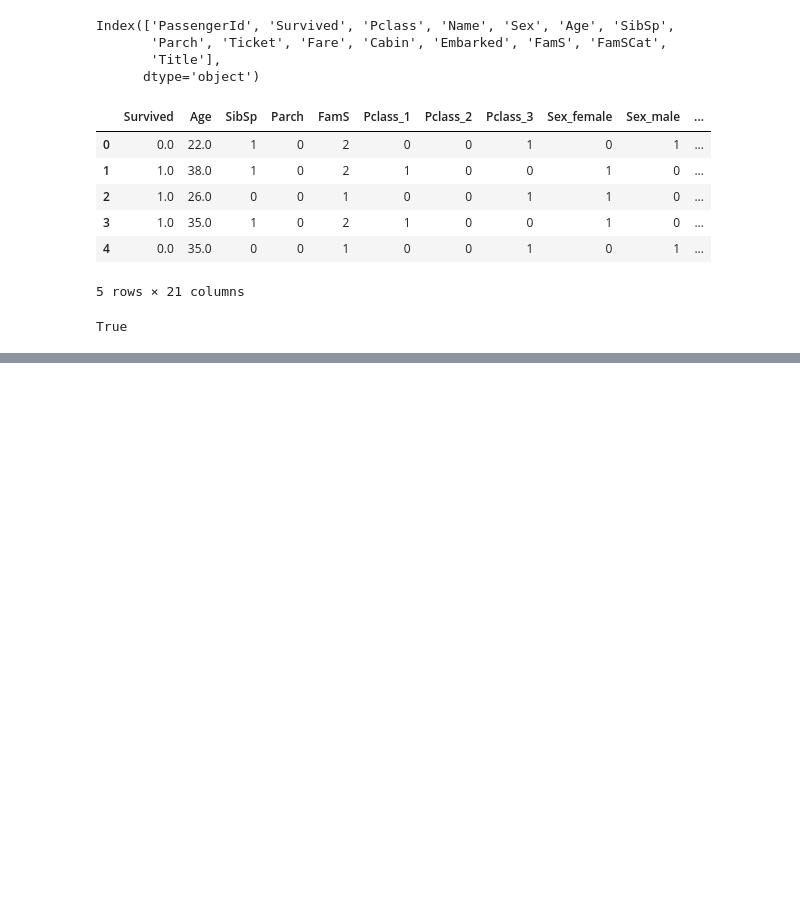
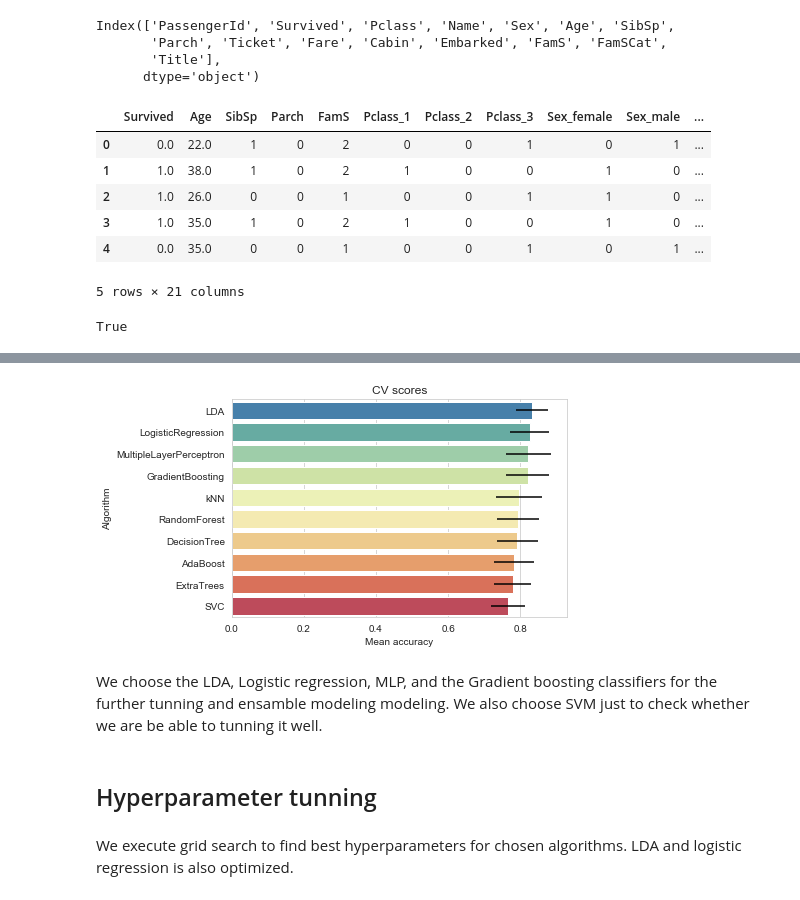
Before and after one commit to mmaku/Kaggle_titanic, a Jupyter notebook: 11 Titanic.ipynb, the cells around one changed output, grey strips where cells are left out. Cells and saved outputs as stored; diff of their text form; code cells hidden in the pictures; blank space fills up the shorter version.

Commit message:
HP tunning vol.1

```diff
--- a/11 Titanic.ipynb
+++ b/11 Titanic.ipynb
@@ -507,0 +542,34 @@ True
+# %%
+# CV
+kfold = StratifiedKFold(n_splits=20)
+# %%
+# aggregated testing
+random_state = 2137
+
+classifiers = []
+classifiers.append(SVC(random_state=random_state))
+classifiers.append(DecisionTreeClassifier(random_state=random_state))
+classifiers.append(AdaBoostClassifier(DecisionTreeClassifier(random_state=random_state), random_state=random_state, learning_rate=0.1))
+classifiers.append(RandomForestClassifier(random_state=random_state))
+classifiers.append(ExtraTreesClassifier(random_state=random_state))
+classifiers.append(GradientBoostingClassifier(random_state=random_state))
+classifiers.append(MLPClassifier(random_state=random_state))
+classifiers.append(KNeighborsClassifier())
+classifiers.append(LogisticRegression(random_state = random_state))
+classifiers.append(LinearDiscriminantAnalysis())
+# %%
+cv_results = []
+for classifier in classifiers:
+    cv_results.append(cross_val_score(classifier, X_train, y=Y_train, scoring='accuracy', cv=kfold, n_jobs=-1))
+
+cv_means = []
+cv_std = []
+for cv_result in cv_results:
+    cv_means.append(cv_result.mean())
+    cv_std.append(cv_result.std())
+
+cv_res = pd.DataFrame({'Algorithm':['SVC', 'DecisionTree', 'AdaBoost', 'RandomForest', 'ExtraTrees', 'GradientBoosting', 'MultipleLayerPerceptron', 'kNN', 'LogisticRegression', 'LDA'], 'CrossValMeans':cv_means, 'CrossValErrors':cv_std})
+# %%
+cv_res.sort_values(by=['CrossValMeans'], ascending=False, inplace=True)
+cv_res.reset_index(drop=True, inplace=True)
+cv_res
@@ -507,0 +588,13 @@ True
+# %%
+p = sns.barplot('CrossValMeans', 'Algorithm', data=cv_res, palette='Spectral_r',orient='h', **{'xerr':cv_std})
+p.set_xlabel('Mean accuracy')
+p = p.set_title('CV scores')
+# %% [output]
+[figure, added]
+# %% [markdown]
+We choose the LDA, Logistic regression, MLP, and the Gradient boosting classifiers for the further tunning and ensamble modeling modeling.
+We also choose SVM just to check whether we are be able to tunning it well.
+# %% [markdown]
+## Hyperparameter tunning
+# %% [markdown]
+We execute grid search to find best hyperparameters for chosen algorithms. LDA and logistic regression is also optimized.
```
Also changed, not shown: parts of 53 cells of this notebook.
